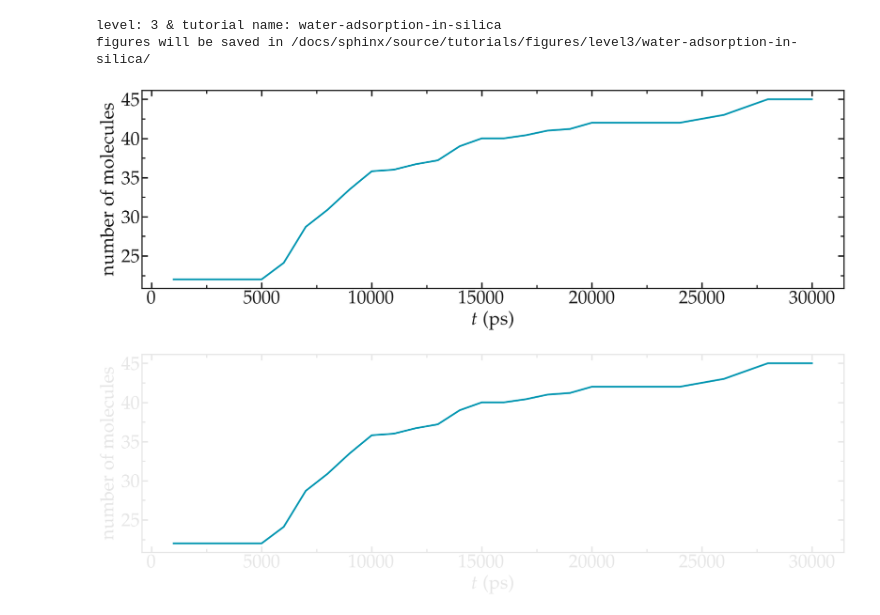
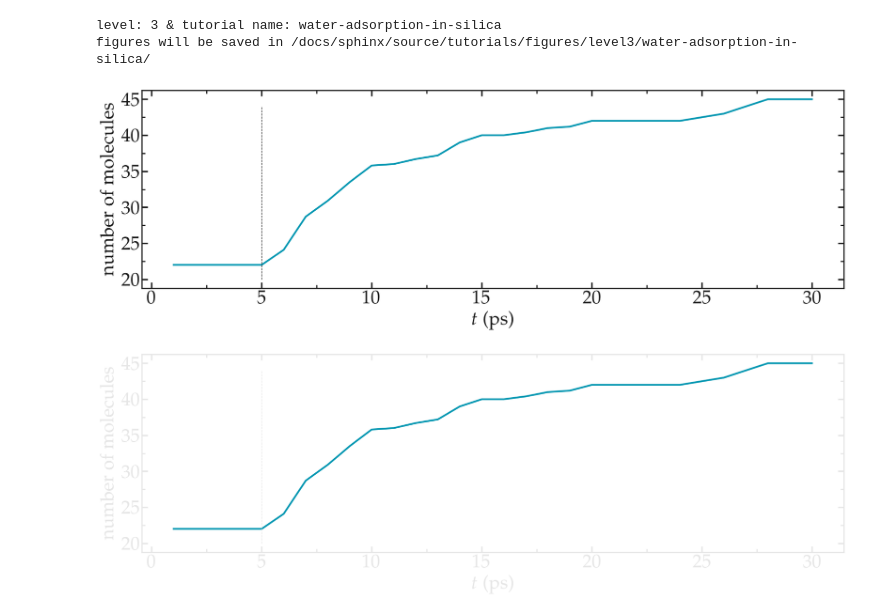
Before and after one commit to lammpstutorials/lammpstutorials.github.io, a Jupyter notebook: inputs/level3/water-adsorption-in-silica/AddingWater/plot_evolution.ipynb, the cells around one changed output. Cells and saved outputs as stored; diff of their text form; code cells hidden in the pictures.

```diff
--- a/inputs/level3/water-adsorption-in-silica/AddingWater/plot_evolution.ipynb
+++ b/inputs/level3/water-adsorption-in-silica/AddingWater/plot_evolution.ipynb
@@ -21,16 +21,19 @@ figures will be saved in /docs/sphinx/source/tutorials/figures/level3/water-adso
 # %%
 numbermolecule = np.loadtxt("numbermolecule.dat")
 time, numbermolecule = numbermolecule.T[0], numbermolecule.T[1]
+time /= 1000
 # %%
 filename = "number_evolution"
 for mode, mygray in zip(['light', 'dark'], [colors["lightgray"], colors["darkgray"]]):
     fig = plt.figure(figsize=(18,6))
     ax, n, l_tot, c_tot = [], 0, 1, 1
     n += 1
     ax.append(plt.subplot(l_tot, c_tot, n))
     ax[-1].plot(time, numbermolecule, color=colors["myblue"], linewidth=3)
+    line = np.arange(20, 45)
+    ax[-1].plot(line*0 + 5, line, '--', linewidth = 1, color=mygray)
     complete_panel(ax[-1], r'$t$ (ps)', r'number of molecules', legend=False, axis_color=mygray)
     save_figure(fig, mode, git_path, path_figures, filename)
 # %% [output]
-[figure, old version]
+[figure, new version]
-[figure, old version]
+[figure, new version]
```
Also changed, not shown: 11 other files.
